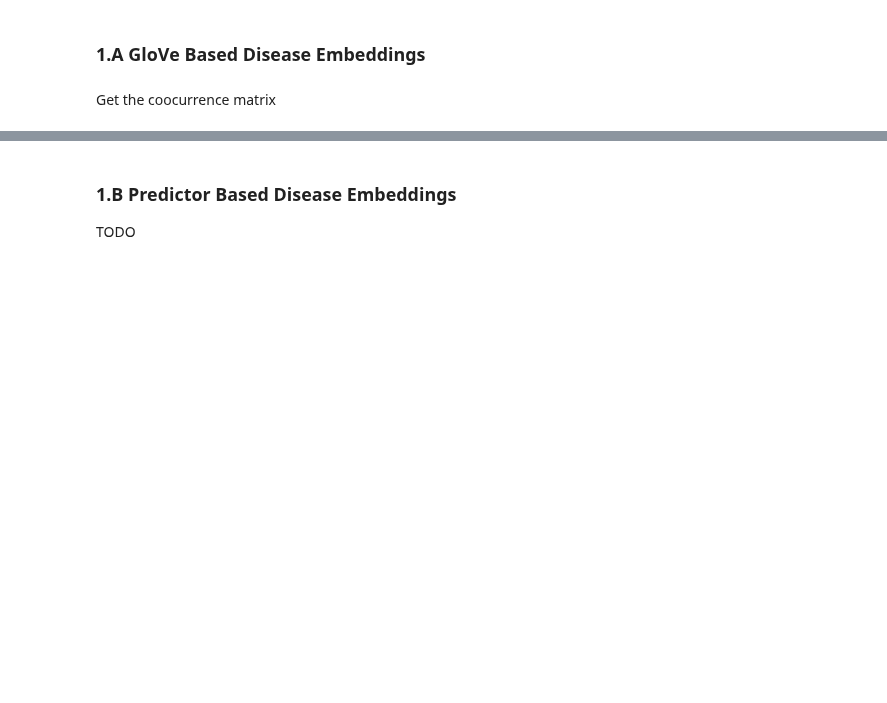
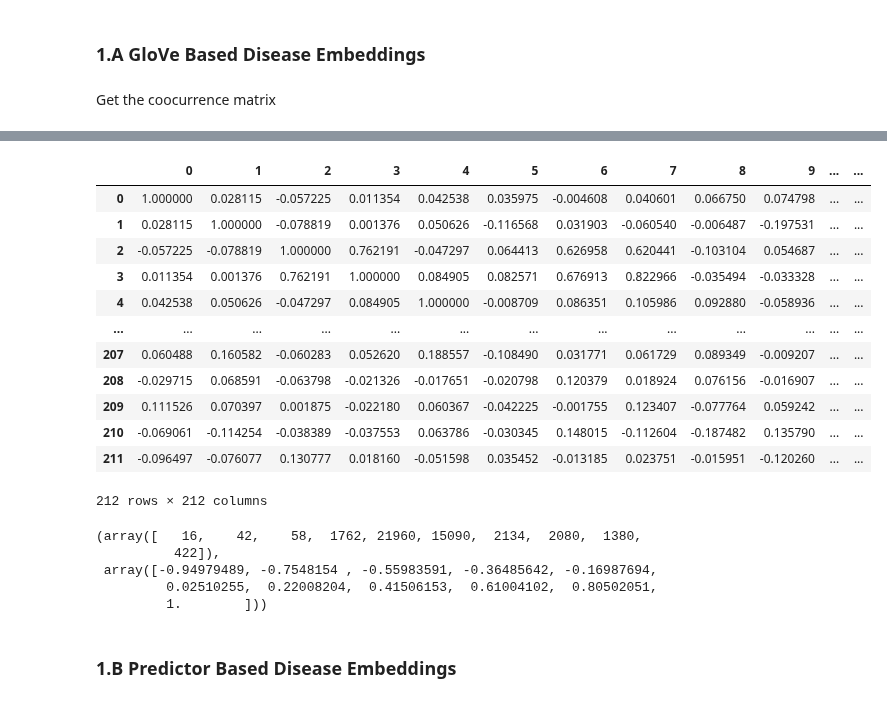
Before and after one commit to barahona-research-group/ICE-NODE, a Jupyter notebook: notebooks/cprd2_dx_clustering-Tom.ipynb, the cells around one changed output, grey strips where cells are left out. Saved outputs shown, nothing was run; the diff lists cells and outputs as text; code cells hidden in the pictures; blank space fills up the shorter version.

```diff
--- a/notebooks/cprd2_dx_clustering-Tom.ipynb
+++ b/notebooks/cprd2_dx_clustering-Tom.ipynb
@@ -254,4 +249,31 @@ dx_scheme.desc
+# %%
+# determine cosine similarity
+from sklearn.metrics.pairwise import cosine_similarity
+cosine = pd.DataFrame(cosine_similarity(df_glove))
+cosine
+# %% [output]
+|  | 0 | 1 | 2 | 3 | 4 | 5 | 6 | 7 | 8 | 9 | ... | ... |
+| 0 | 1.000000 | 0.028115 | -0.057225 | 0.011354 | 0.042538 | 0.035975 | -0.004608 | 0.040601 | 0.066750 | 0.074798 | ... | ... |
+| 1 | 0.028115 | 1.000000 | -0.078819 | 0.001376 | 0.050626 | -0.116568 | 0.031903 | -0.060540 | -0.006487 | -0.197531 | ... | ... |
+| 2 | -0.057225 | -0.078819 | 1.000000 | 0.762191 | -0.047297 | 0.064413 | 0.626958 | 0.620441 | -0.103104 | 0.054687 | ... | ... |
+| 3 | 0.011354 | 0.001376 | 0.762191 | 1.000000 | 0.084905 | 0.082571 | 0.676913 | 0.822966 | -0.035494 | -0.033328 | ... | ... |
+| 4 | 0.042538 | 0.050626 | -0.047297 | 0.084905 | 1.000000 | -0.008709 | 0.086351 | 0.105986 | 0.092880 | -0.058936 | ... | ... |
+| ... | ... | ... | ... | ... | ... | ... | ... | ... | ... | ... | ... | ... |
+| 207 | 0.060488 | 0.160582 | -0.060283 | 0.052620 | 0.188557 | -0.108490 | 0.031771 | 0.061729 | 0.089349 | -0.009207 | ... | ... |
+| 208 | -0.029715 | 0.068591 | -0.063798 | -0.021326 | -0.017651 | -0.020798 | 0.120379 | 0.018924 | 0.076156 | -0.016907 | ... | ... |
+| 209 | 0.111526 | 0.070397 | 0.001875 | -0.022180 | 0.060367 | -0.042225 | -0.001755 | 0.123407 | -0.077764 | 0.059242 | ... | ... |
+| 210 | -0.069061 | -0.114254 | -0.038389 | -0.037553 | 0.063786 | -0.030345 | 0.148015 | -0.112604 | -0.187482 | 0.135790 | ... | ... |
+| 211 | -0.096497 | -0.076077 | 0.130777 | 0.018160 | -0.051598 | 0.035452 | -0.013185 | 0.023751 | -0.015951 | -0.120260 | ... | ... |
+212 rows × 212 columns
+# %%
+import matplotlib.pyplot as plt
+
+np.histogram(cosine)
+# %% [output]
+(array([   16,    42,    58,  1762, 21960, 15090,  2134,  2080,  1380,
+          422]),
+ array([-0.94979489, -0.7548154 , -0.55983591, -0.36485642, -0.16987694,
+         0.02510255,  0.22008204,  0.41506153,  0.61004102,  0.80502051,
+         1.        ]))
 # %% [markdown]
 ### 1.B Predictor Based Disease Embeddings
-
-TODO
```
Also changed, not shown: parts of 38 cells of this notebook, 2 other files.
